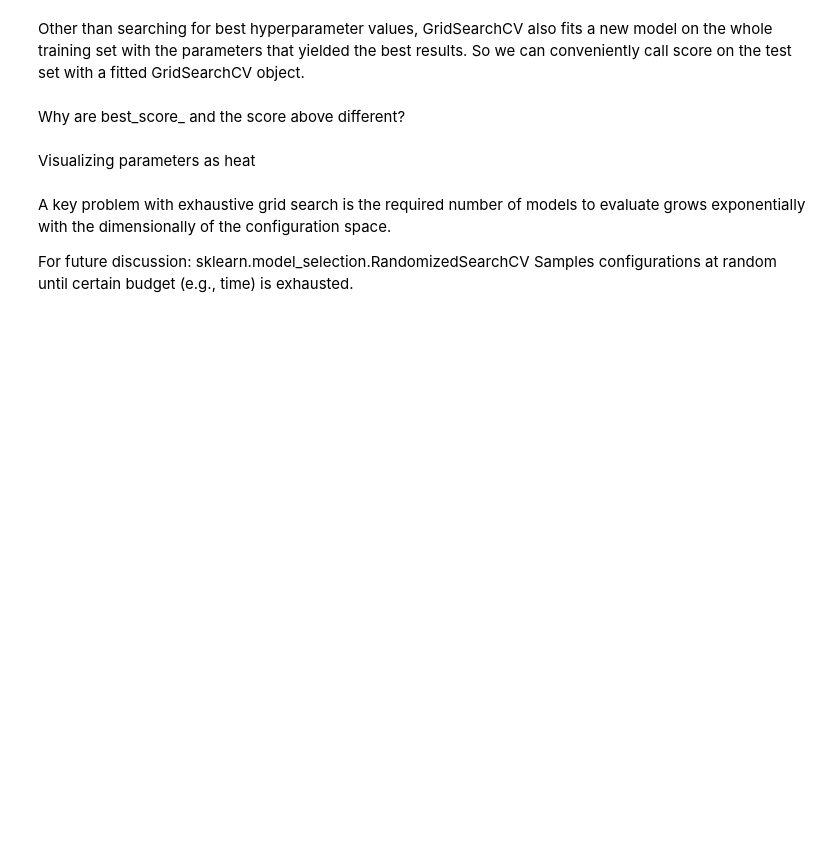
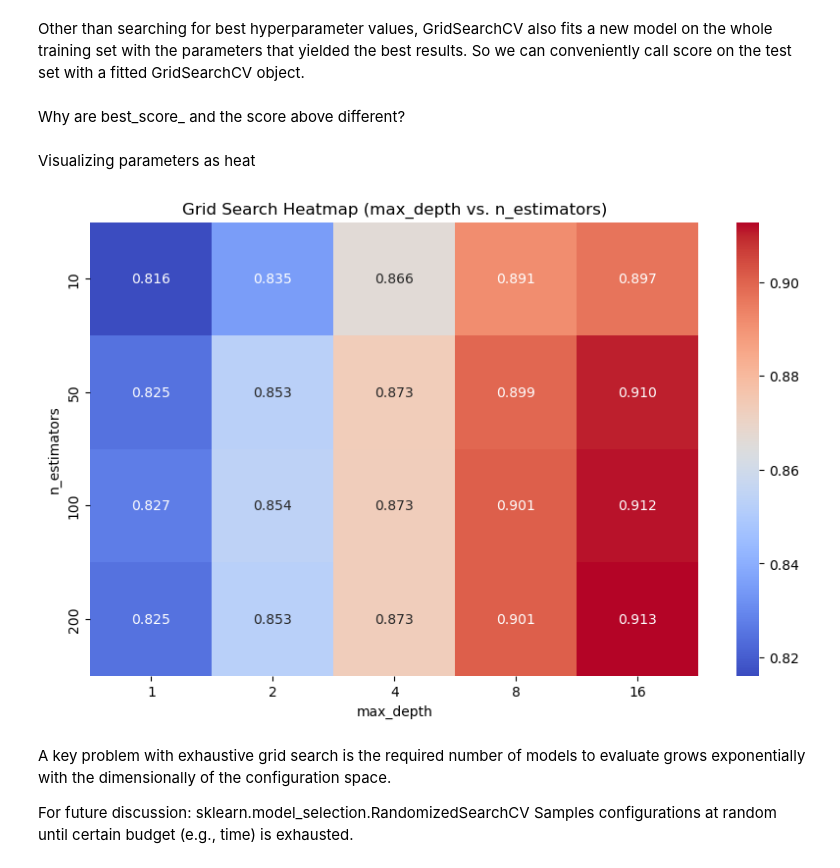
Before and after one commit to rfswick/EDS232-labs, a Jupyter notebook: Week6/demo_lab6-hyperparameter-tuning.ipynb, the cells around one changed output. Saved outputs shown, nothing was run; the diff lists cells and outputs as text; code cells hidden in the pictures; blank space fills up the shorter version.

```diff
--- a/Week6/demo_lab6-hyperparameter-tuning.ipynb
+++ b/Week6/demo_lab6-hyperparameter-tuning.ipynb
@@ -35,10 +37,14 @@ rf = RandomForestClassifier()
 Now we will construct our parameter grid
 # %%
 param_grid = {
+    "n_estimators": [10, 50, 100, 200],
+    "max_depth": [5, 10, 20, None],
+    "max_features": ["sqrt", 9, None]
 }
 
-gs =
+gs = GridSearchCV(rf, param_grid = param_grid, n_jobs=-1, return_train_score = True)
 # %% [markdown]
 The GridSearchCV object above behaves like a classifier. We can call fit, predict or score on it.
 # %%
 # Carry out the search
+gs.fit(X_train, y_train)
@@ -48,7 +63,7 @@ The GridSearchCV object above behaves like a classifier. We can call fit, predic
 It is often helpful to visualize results of all cross-validation experiments.
 You can access this information using cv_results_ attribute of a fitted GridSearchCV object.
 # %%
-results =
+results = pd.DataFrame(gs.cv_results_)
 # %% [markdown]
 Let's look at only the most relevant rows
 # %%
@@ -80,35 +95,38 @@ def display_heatmap(param_grid, model, X_train, y_train):
     grid_search = GridSearchCV(
         model, param_grid, cv=5, n_jobs=-1, return_train_score=True, scoring="accuracy"
     )
 
     # Fit the model
     grid_search.fit(X_train, y_train)
 
     # Convert results to DataFrame
     results = pd.DataFrame(grid_search.cv_results_)
 
     # Extract parameter names dynamically
     param_x, param_y = list(param_grid.keys())
 
     # Reshape test scores into a 2D array for heatmap
     scores = results.pivot(index=f"param_{param_y}", columns=f"param_{param_x}", values="mean_test_score")
 
     # Plot the heatmap
     plt.figure(figsize=(10, 6))
     sns.heatmap(scores, annot=True, fmt=".3f", cmap="coolwarm")
     plt.xlabel(param_x)
     plt.ylabel(param_y)
     plt.title(f"Grid Search Heatmap ({param_x} vs. {param_y})")
     plt.show()
 
 # Define the hyperparameter grid for max_depth vs. n_estimators
 param_grid1 = {
-    "max_depth":
-    "n_estimators":
+    "max_depth": [1,2,4,8,16],
+    "n_estimators": [10,50,100,200]
 }
 
 
 # Call the function
+display_heatmap(param_grid1, rf, X_train, y_train)
+# %% [output]
+[figure, added]
 # %% [markdown]
 A key problem with exhaustive grid search is the required number of models to evaluate grows exponentially with the dimensionally of the configuration space.
 
```
Also changed, not shown: parts of 3 cells of this notebook.
